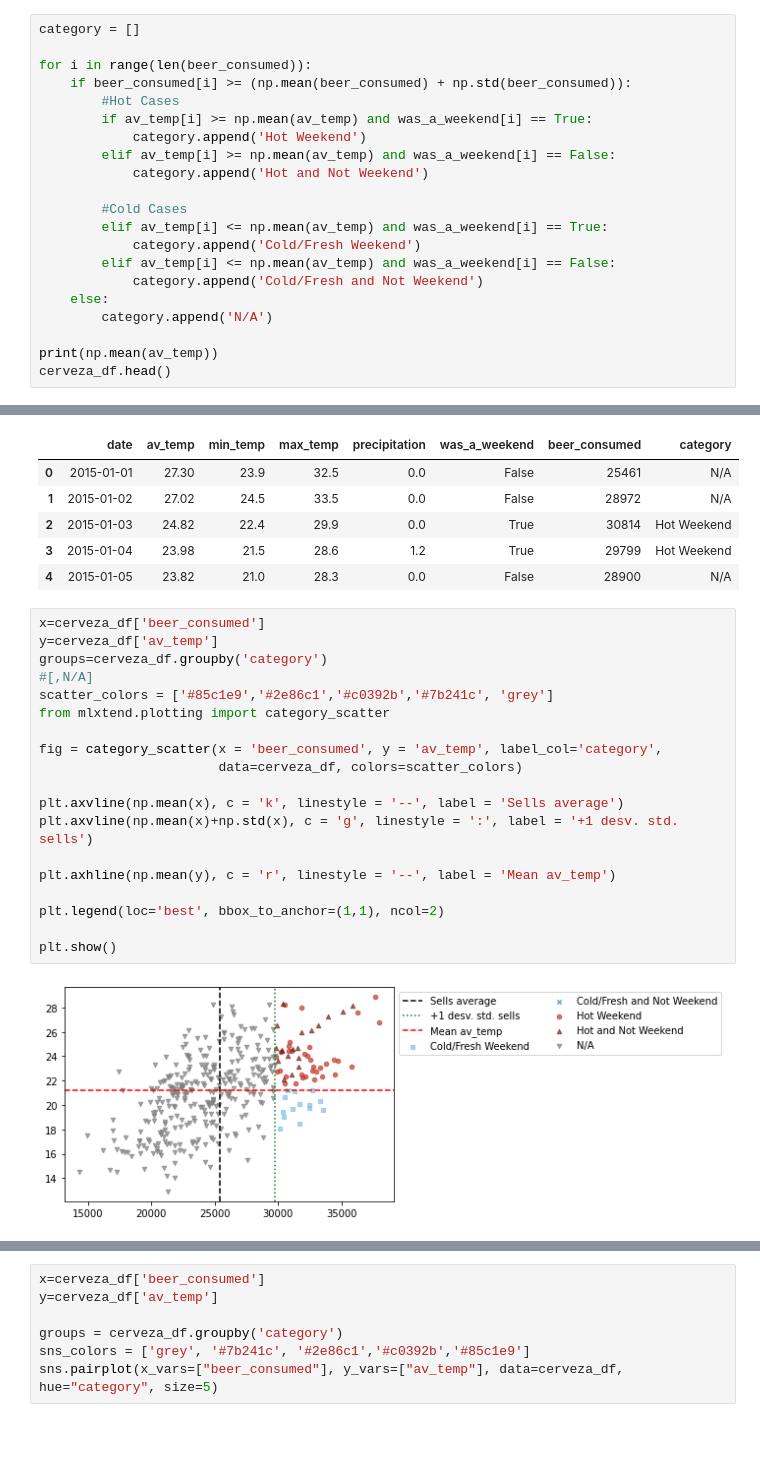
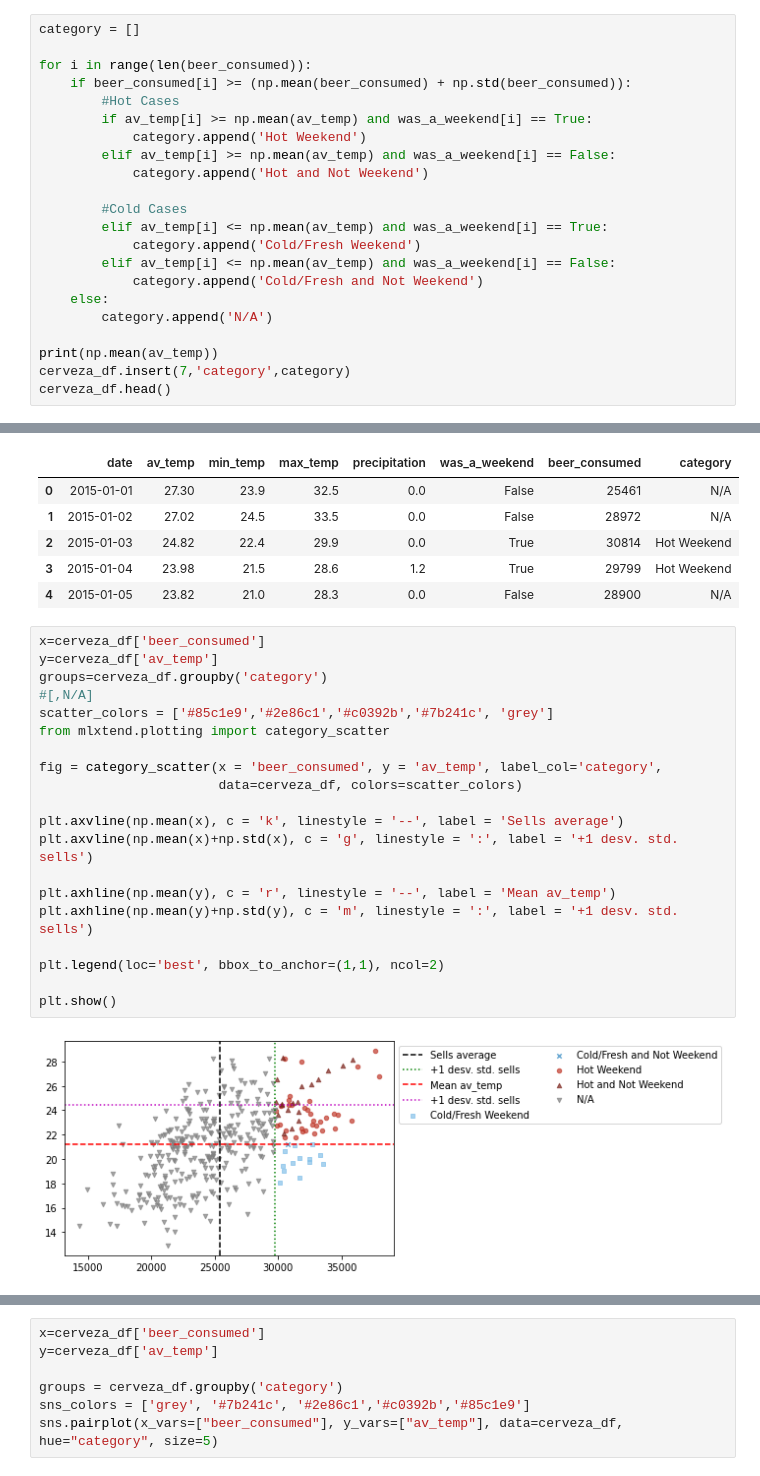
Before and after one commit to Edward-TL/Beer_Statistics, a Jupyter notebook: only_plots.ipynb, the cells around one changed output, grey strips where cells are left out. Saved outputs shown, nothing was run; the diff lists cells and outputs as text; blank space fills up the shorter version.

Commit message:
Agregado el scatter de lluvia

```diff
--- a/only_plots.ipynb
+++ b/only_plots.ipynb
@@ -638,6 +638,7 @@ for i in range(len(beer_consumed)):
         category.append('N/A')
 
 print(np.mean(av_temp))
+cerveza_df.insert(7,'category',category)
 cerveza_df.head()
 # %% [output]
 21.226356164383564
@@ -650,21 +651,22 @@ cerveza_df.head()
 # %%
 x=cerveza_df['beer_consumed']
 y=cerveza_df['av_temp']
 groups=cerveza_df.groupby('category')
 #[,N/A]
 scatter_colors = ['#85c1e9','#2e86c1','#c0392b','#7b241c', 'grey']
 from mlxtend.plotting import category_scatter
 
 fig = category_scatter(x = 'beer_consumed', y = 'av_temp', label_col='category',
                        data=cerveza_df, colors=scatter_colors)
 
 plt.axvline(np.mean(x), c = 'k', linestyle = '--', label = 'Sells average')
 plt.axvline(np.mean(x)+np.std(x), c = 'g', linestyle = ':', label = '+1 desv. std. sells')
 
 plt.axhline(np.mean(y), c = 'r', linestyle = '--', label = 'Mean av_temp')
+plt.axhline(np.mean(y)+np.std(y), c = 'm', linestyle = ':', label = '+1 desv. std. sells')
 
 plt.legend(loc='best', bbox_to_anchor=(1,1), ncol=2)
 
 plt.show()
 # %% [output]
-[figure, old version]
+[figure, new version]
```
Also changed, not shown: parts of 1 cell of this notebook.
